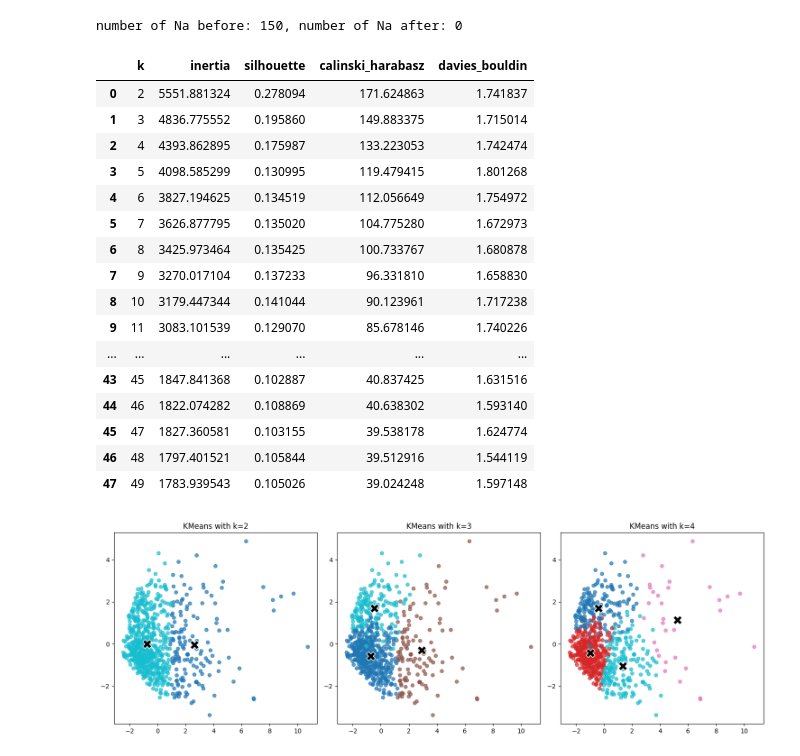
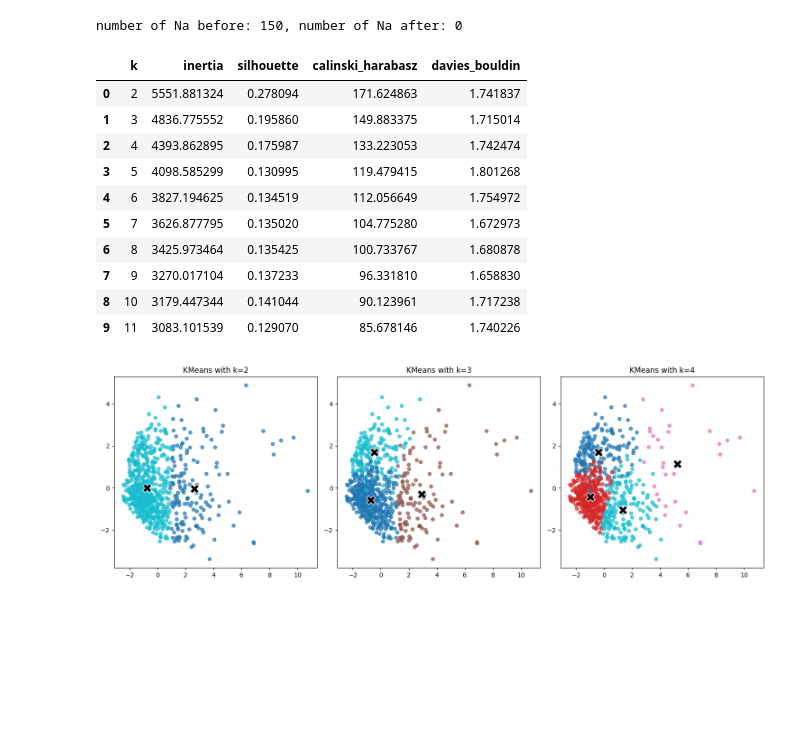
Before and after one commit to Daniel-Lawless/Unsupervised-learning-practise, a Jupyter notebook: k-means extended.ipynb, the cells around one changed output. Saved outputs shown, nothing was run; the diff lists cells and outputs as text; code cells hidden in the pictures; blank space fills up the shorter version.

Commit message:
Added results.head(10)

```diff
--- a/k-means extended.ipynb
+++ b/k-means extended.ipynb
@@ -54,40 +53,34 @@ def pipeline(k):
 # %%
 # return evaluation metrics for varying values of k for our k-means algorithm.
 def evaluate_k(k):
     model = pipeline(k)
     model.fit(cust_df)
 
     X_trans = model["preprocessing"].transform(cust_df)
     y  = model["classifier"].labels_
 
     return {
         "k": k,
         "inertia": model["classifier"].inertia_,
         "silhouette": metrics.silhouette_score(X_trans, y),
         "calinski_harabasz": metrics.calinski_harabasz_score(X_trans, y),
         "davies_bouldin": metrics.davies_bouldin_score(X_trans, y),
     }
 
 results = pd.DataFrame([evaluate_k(k) for k in range(2, 50)])
-results
+results.head(10)
 # %% [output]
 |  | k | inertia | silhouette | calinski_harabasz | davies_bouldin |
 | 0 | 2 | 5551.881324 | 0.278094 | 171.624863 | 1.741837 |
 | 1 | 3 | 4836.775552 | 0.195860 | 149.883375 | 1.715014 |
 | 2 | 4 | 4393.862895 | 0.175987 | 133.223053 | 1.742474 |
 | 3 | 5 | 4098.585299 | 0.130995 | 119.479415 | 1.801268 |
 | 4 | 6 | 3827.194625 | 0.134519 | 112.056649 | 1.754972 |
 | 5 | 7 | 3626.877795 | 0.135020 | 104.775280 | 1.672973 |
 | 6 | 8 | 3425.973464 | 0.135425 | 100.733767 | 1.680878 |
 | 7 | 9 | 3270.017104 | 0.137233 | 96.331810 | 1.658830 |
 | 8 | 10 | 3179.447344 | 0.141044 | 90.123961 | 1.717238 |
 | 9 | 11 | 3083.101539 | 0.129070 | 85.678146 | 1.740226 |
-| ... | ... | ... | ... | ... | ... |
-| 43 | 45 | 1847.841368 | 0.102887 | 40.837425 | 1.631516 |
-| 44 | 46 | 1822.074282 | 0.108869 | 40.638302 | 1.593140 |
-| 45 | 47 | 1827.360581 | 0.103155 | 39.538178 | 1.624774 |
-| 46 | 48 | 1797.401521 | 0.105844 | 39.512916 | 1.544119 |
-| 47 | 49 | 1783.939543 | 0.105026 | 39.024248 | 1.597148 |
 # %%
 # We can plot this to gain better intuition.
 def plot_kmeans_clusters(k, ax):
```
Also changed, not shown: parts of 1 cell of this notebook.
